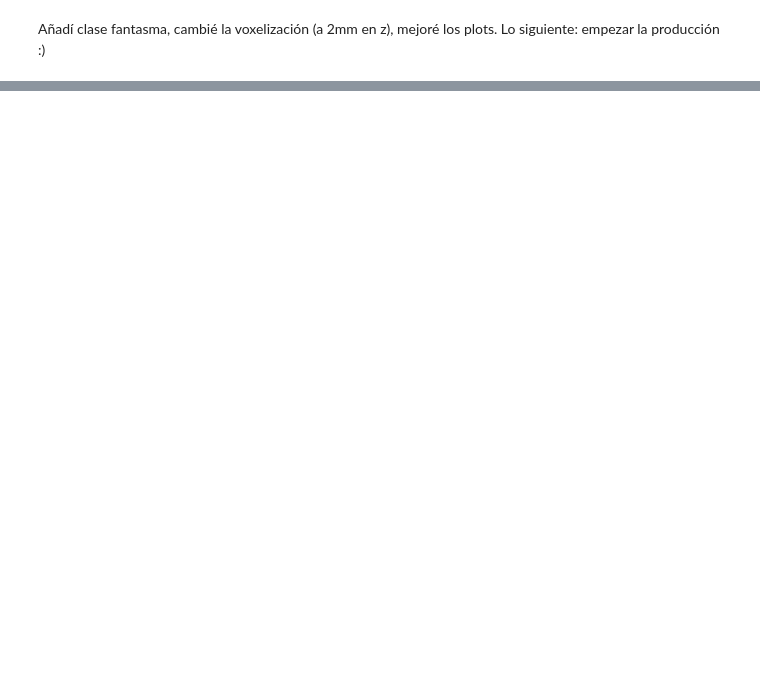
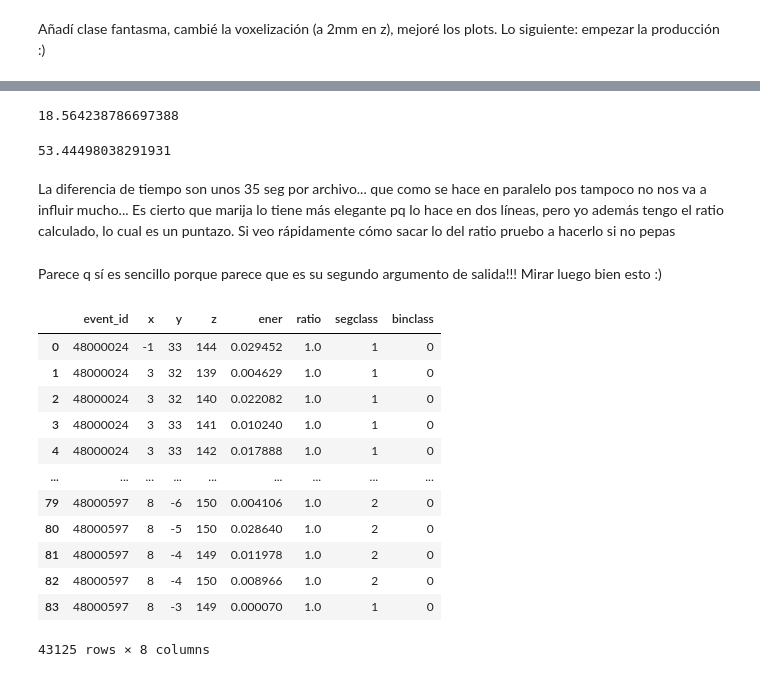
Before and after one commit to martinperezmaneiro/data_labelling, a Jupyter notebook: examples/example_final_labelling.ipynb, the cells around one changed output, grey strips where cells are left out. Cells and saved outputs as stored; diff of their text form; code cells hidden in the pictures; blank space fills up the shorter version.

```diff
--- a/examples/example_final_labelling.ipynb
+++ b/examples/example_final_labelling.ipynb
@@ -55,0 +290,43 @@ Añadí clase fantasma, cambié la voxelización (a 2mm en z), mejoré los plots
+# %%
+start = time()
+
+mchits = dio.load_dst(directory, 'MC', 'hits')
+mcpart = dio.load_dst(directory, 'MC', 'particles')
+mchits = mchits[mchits.label == 'ACTIVE']
+
+labelled_hits_prueba1 = add_hits_labels_MC(mchits, mcpart, blob_ener_loss_th = 0.25)
+
+labelled_MC_vox_prueba1 = get_bin_indices(labelled_hits_prueba1, detector_bins, Rmax = 198000)
+print(time() - start)
+# %% [output]
+18.564238786697388
+# %%
+start = time()
+labelled_MC_voxels, labelled_MC_hits = labelling_MC(directory,
+                                                            total_size,
+                                                            voxel_size,
+                                                            start_bin,
+                                                            blob_ener_loss_th = 0.25)
+print(time() - start)
+# %% [output]
+53.44498038291931
+# %% [markdown]
+La diferencia de tiempo son unos 35 seg por archivo... que como se hace en paralelo pos tampoco no nos va a influir mucho... Es cierto que marija lo tiene más elegante pq lo hace en dos líneas, pero yo además tengo el ratio calculado, lo cual es un puntazo. Si veo rápidamente cómo sacar lo del ratio pruebo a hacerlo si no pepas
+# %% [markdown]
+Parece q sí es sencillo porque parece que es su segundo argumento de salida!!! Mirar luego bien esto :)
+# %%
+labelled_MC_voxels
+# %% [output]
+|  | event_id | x | y | z | ener | ratio | segclass | binclass |
+| 0 | 48000024 | -1 | 33 | 144 | 0.029452 | 1.0 | 1 | 0 |
+| 1 | 48000024 | 3 | 32 | 139 | 0.004629 | 1.0 | 1 | 0 |
+| 2 | 48000024 | 3 | 32 | 140 | 0.022082 | 1.0 | 1 | 0 |
+| 3 | 48000024 | 3 | 33 | 141 | 0.010240 | 1.0 | 1 | 0 |
+| 4 | 48000024 | 3 | 33 | 142 | 0.017888 | 1.0 | 1 | 0 |
+| ... | ... | ... | ... | ... | ... | ... | ... | ... |
+| 79 | 48000597 | 8 | -6 | 150 | 0.004106 | 1.0 | 2 | 0 |
+| 80 | 48000597 | 8 | -5 | 150 | 0.028640 | 1.0 | 2 | 0 |
+| 81 | 48000597 | 8 | -4 | 149 | 0.011978 | 1.0 | 2 | 0 |
+| 82 | 48000597 | 8 | -4 | 150 | 0.008966 | 1.0 | 2 | 0 |
+| 83 | 48000597 | 8 | -3 | 149 | 0.000070 | 1.0 | 1 | 0 |
+43125 rows × 8 columns
```
Also changed, not shown: parts of 54 cells of this notebook.
